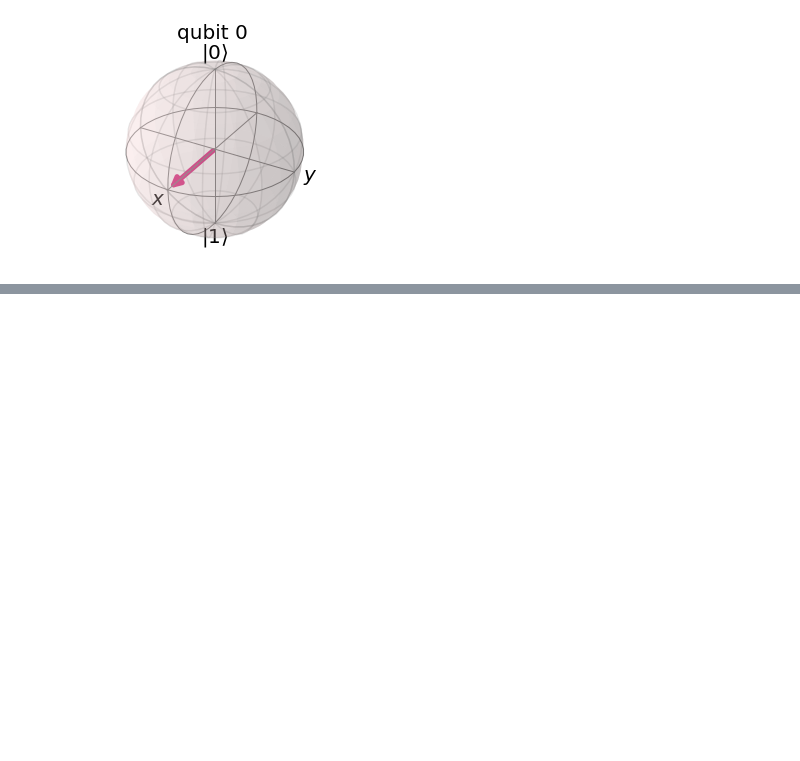
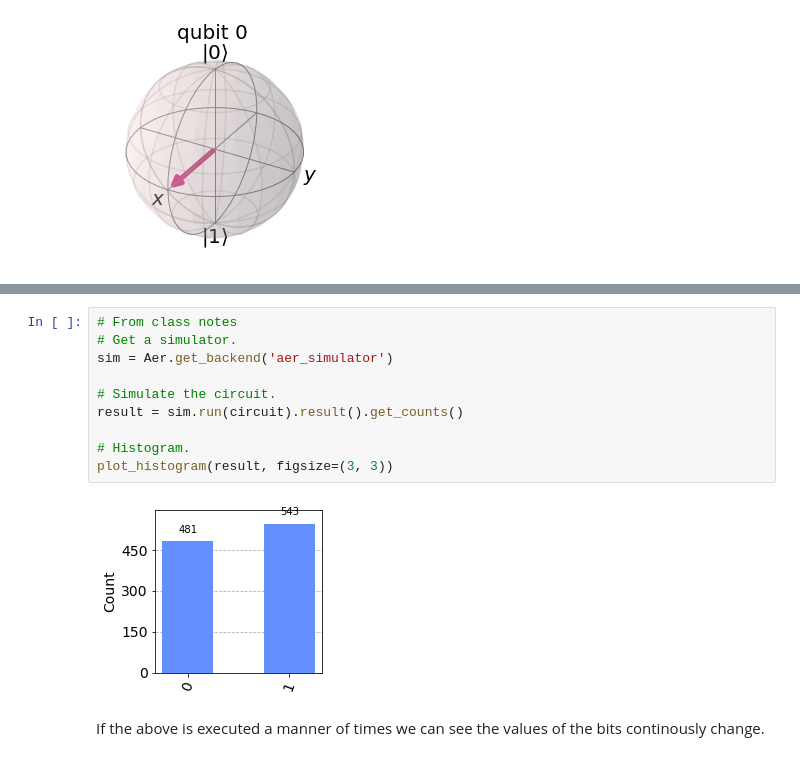
Before and after one commit to shanemcdonagh/emergingtechnologies, a Jupyter notebook: content/notebooks/04-quantum-computing.ipynb, the cells around one changed output, grey strips where cells are left out. Saved outputs shown, nothing was run; the diff lists cells and outputs as text; blank space fills up the shorter version.

```diff
--- a/content/notebooks/04-quantum-computing.ipynb
+++ b/content/notebooks/04-quantum-computing.ipynb
@@ -189,0 +221,14 @@ $ Y | 0 \rangle = \begin{bmatrix} 0 & -i \\ i & 0 \end{bmatrix} \begin{bmatrix}
+# %%
+# From class notes
+# Get a simulator.
+sim = Aer.get_backend('aer_simulator')
+
+# Simulate the circuit.
+result = sim.run(circuit).result().get_counts()
+
+# Histogram.
+plot_histogram(result, figsize=(3, 3))
+# %% [output]
+[figure, added]
+# %% [markdown]
+If the above is executed a manner of times we can see the values of the bits continously change.
```
Also changed, not shown: parts of 13 cells of this notebook, 3 other files.
